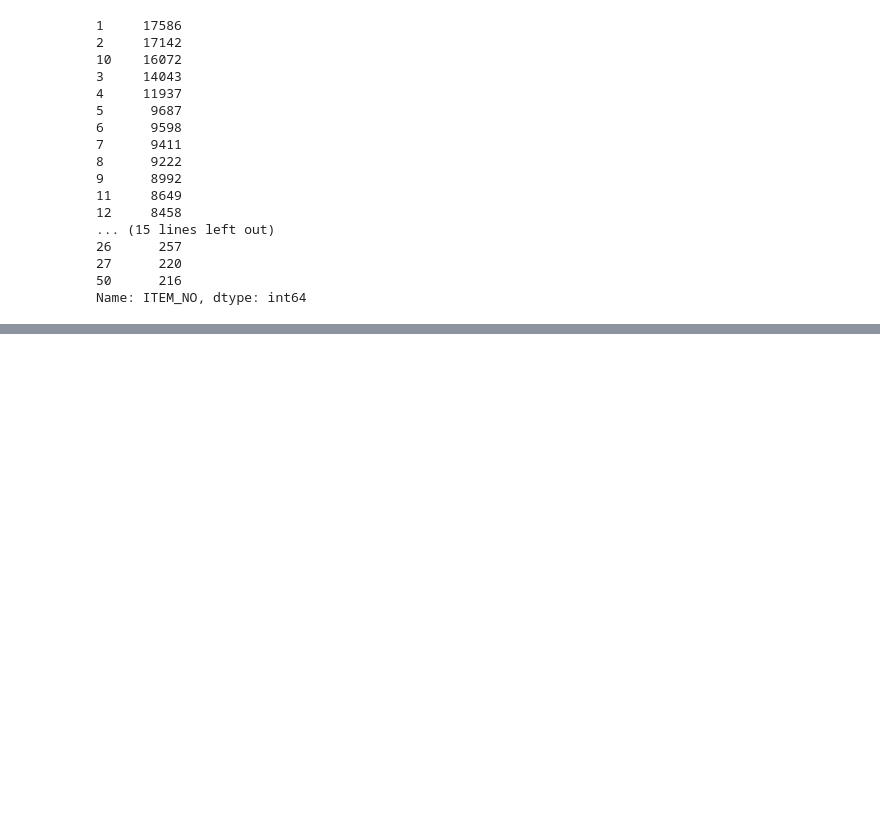
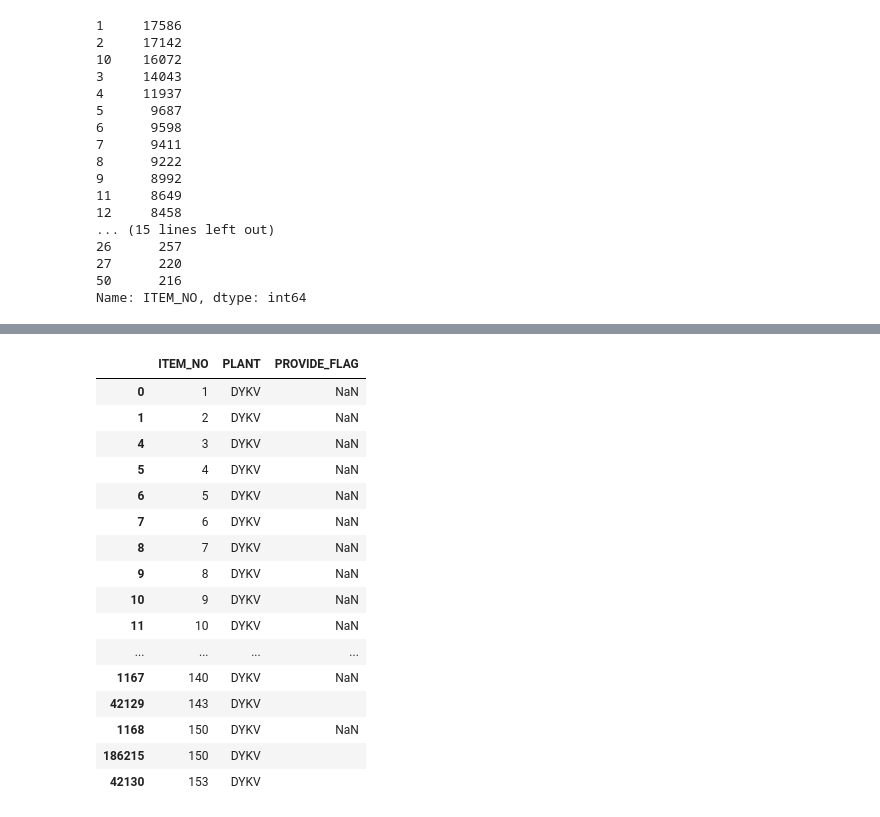
Before and after one commit to randomside/Excel-to-SQL-snippets, a Jupyter notebook: pandas_scripts.ipynb, the cells around one changed output, grey strips where cells are left out. Cells and saved outputs as stored; diff of their text form; code cells hidden in the pictures; blank space fills up the shorter version.

```diff
--- a/pandas_scripts.ipynb
+++ b/pandas_scripts.ipynb
@@ -128,5 +128,24 @@ item_df
 # %%
 item_df = item_df.drop_duplicates(subset=None, keep='first', inplace=False).sort_values(by=['ITEM_NO'])
+item_df[0:100]
+# %% [output]
+|  | ITEM_NO | PLANT | PROVIDE_FLAG |
+| 0 | 1 | DYKV | NaN |
+| 1 | 2 | DYKV | NaN |
+| 4 | 3 | DYKV | NaN |
+| 5 | 4 | DYKV | NaN |
+| 6 | 5 | DYKV | NaN |
+| 7 | 6 | DYKV | NaN |
+| 8 | 7 | DYKV | NaN |
+| 9 | 8 | DYKV | NaN |
+| 10 | 9 | DYKV | NaN |
+| 11 | 10 | DYKV | NaN |
+| ... | ... | ... | ... |
+| 1167 | 140 | DYKV | NaN |
+| 42129 | 143 | DYKV |  |
+| 1168 | 150 | DYKV | NaN |
+| 186215 | 150 | DYKV |  |
+| 42130 | 153 | DYKV |  |
 # %%
 item_df.to_excel('item_no.xlsx', index=False)
 # %%
```
Also changed, not shown: parts of 6 cells of this notebook, 1 other file.
